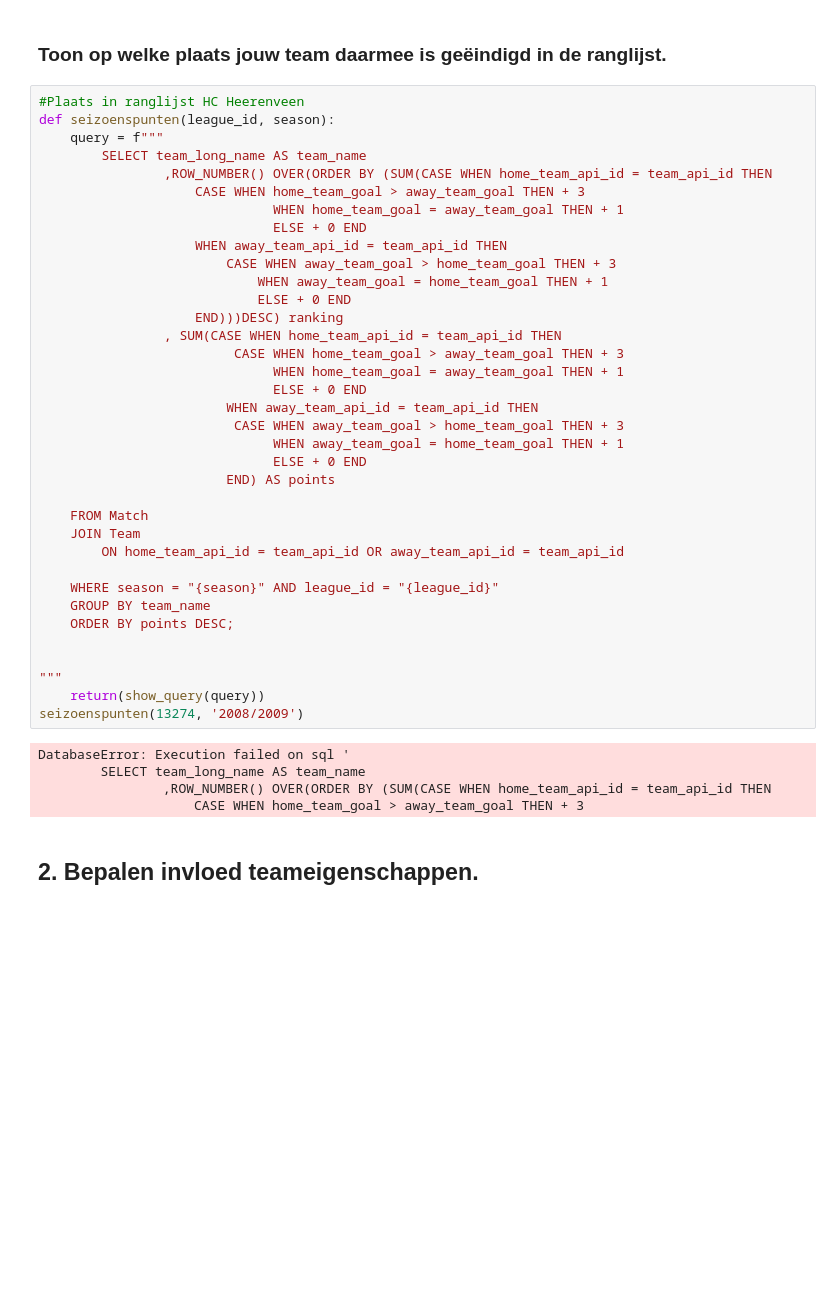
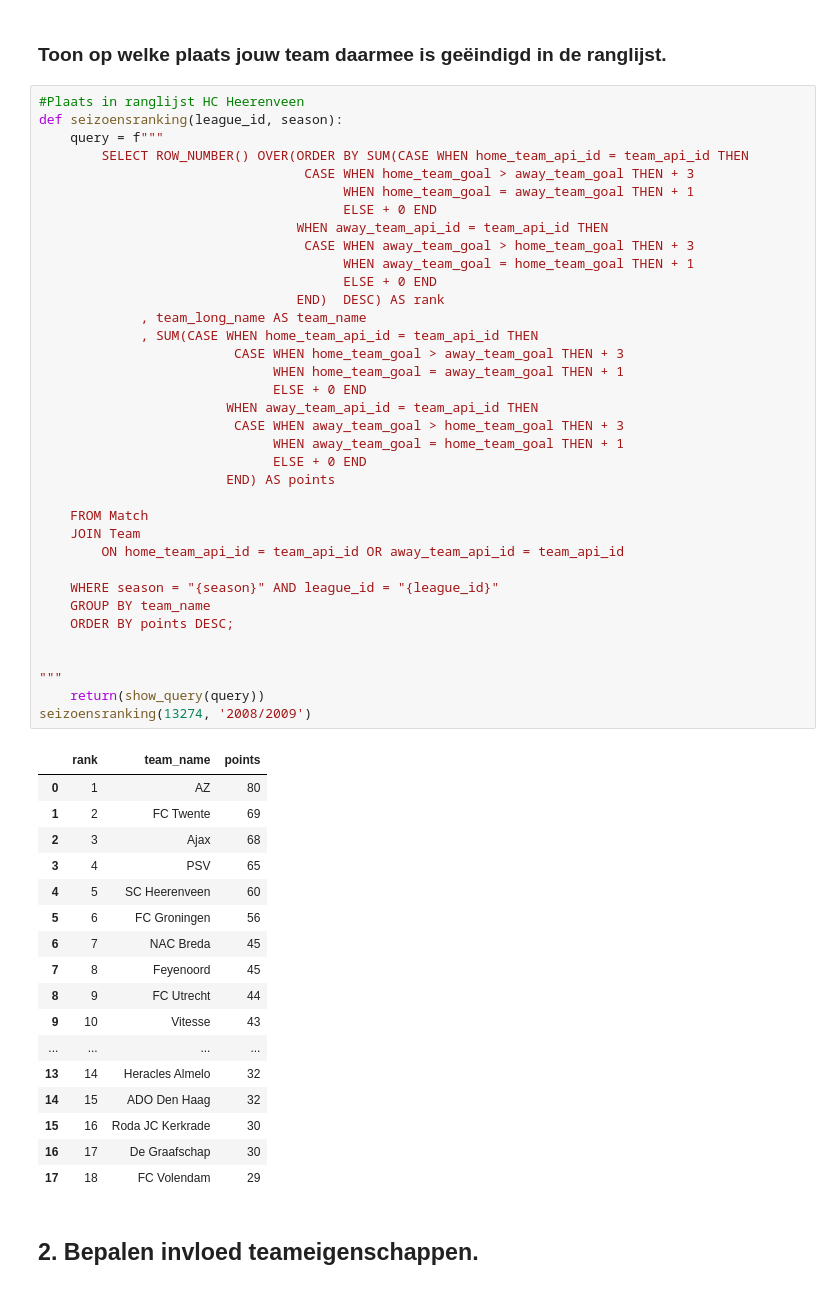
Before and after one commit to BartJeninga/2BDatalab, a Jupyter notebook: DataLab II Main v1.5.ipynb, the cells around one changed output. Saved outputs shown, nothing was run; the diff lists cells and outputs as text; blank space fills up the shorter version.

```diff
--- a/DataLab II Main v1.5.ipynb
+++ b/DataLab II Main v1.5.ipynb
@@ -431,45 +431,58 @@ seizoenspunten(13274, '2008/2009')
 ### Toon op welke plaats jouw team daarmee is geëindigd in de ranglijst. <a name="teamranglijst"></a>
 # %%
 #Plaats in ranglijst HC Heerenveen
-def seizoenspunten(league_id, season):
+def seizoensranking(league_id, season):
     query = f"""
-        SELECT team_long_name AS team_name
-                ,ROW_NUMBER() OVER(ORDER BY (SUM(CASE WHEN home_team_api_id = team_api_id THEN
-                    CASE WHEN home_team_goal > away_team_goal THEN + 3
-                              WHEN home_team_goal = away_team_goal THEN + 1
-                              ELSE + 0 END
-                    WHEN away_team_api_id = team_api_id THEN
-                        CASE WHEN away_team_goal > home_team_goal THEN + 3
-                            WHEN away_team_goal = home_team_goal THEN + 1
-                            ELSE + 0 END
-                    END)))DESC) ranking
-                , SUM(CASE WHEN home_team_api_id = team_api_id THEN
+        SELECT ROW_NUMBER() OVER(ORDER BY SUM(CASE WHEN home_team_api_id = team_api_id THEN
+                                  CASE WHEN home_team_goal > away_team_goal THEN + 3
+                                       WHEN home_team_goal = away_team_goal THEN + 1
+                                       ELSE + 0 END
+                                 WHEN away_team_api_id = team_api_id THEN
+                                  CASE WHEN away_team_goal > home_team_goal THEN + 3
+                                       WHEN away_team_goal = home_team_goal THEN + 1
+                                       ELSE + 0 END
+                                 END)  DESC) AS rank
+             , team_long_name AS team_name
+             , SUM(CASE WHEN home_team_api_id = team_api_id THEN
                          CASE WHEN home_team_goal > away_team_goal THEN + 3
                               WHEN home_team_goal = away_team_goal THEN + 1
                               ELSE + 0 END
                         WHEN away_team_api_id = team_api_id THEN
                          CASE WHEN away_team_goal > home_team_goal THEN + 3
                               WHEN away_team_goal = home_team_goal THEN + 1
                               ELSE + 0 END
                         END) AS points
 
     FROM Match
     JOIN Team
         ON home_team_api_id = team_api_id OR away_team_api_id = team_api_id
 
     WHERE season = "{season}" AND league_id = "{league_id}"
     GROUP BY team_name
     ORDER BY points DESC;
 
 
 """
     return(show_query(query))
-seizoenspunten(13274, '2008/2009')
+seizoensranking(13274, '2008/2009')
 # %% [output]
-DatabaseError: Execution failed on sql '
-        SELECT team_long_name AS team_name
-                ,ROW_NUMBER() OVER(ORDER BY (SUM(CASE WHEN home_team_api_id = team_api_id THEN
-                    CASE WHEN home_team_goal > away_team_goal THEN + 3
+|  | rank | team_name | points |
+| 0 | 1 | AZ | 80 |
+| 1 | 2 | FC Twente | 69 |
+| 2 | 3 | Ajax | 68 |
+| 3 | 4 | PSV | 65 |
+| 4 | 5 | SC Heerenveen | 60 |
+| 5 | 6 | FC Groningen | 56 |
+| 6 | 7 | NAC Breda | 45 |
+| 7 | 8 | Feyenoord | 45 |
+| 8 | 9 | FC Utrecht | 44 |
+| 9 | 10 | Vitesse | 43 |
+| ... | ... | ... | ... |
+| 13 | 14 | Heracles Almelo | 32 |
+| 14 | 15 | ADO Den Haag | 32 |
+| 15 | 16 | Roda JC Kerkrade | 30 |
+| 16 | 17 | De Graafschap | 30 |
+| 17 | 18 | FC Volendam | 29 |
 # %% [markdown]
 ## 2. Bepalen invloed teameigenschappen. <a name="teaminfluence"></a>
 # %% [markdown]
```
